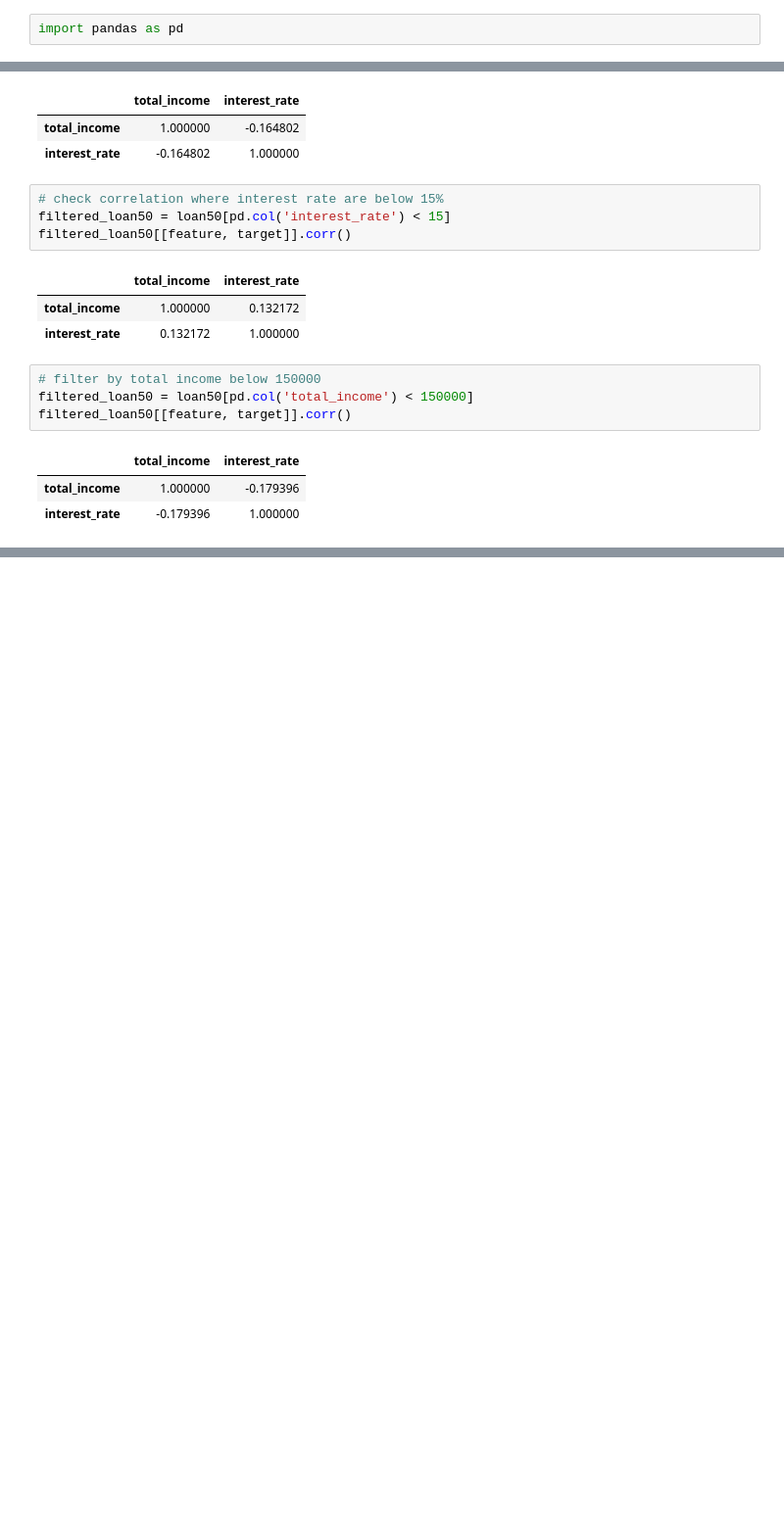
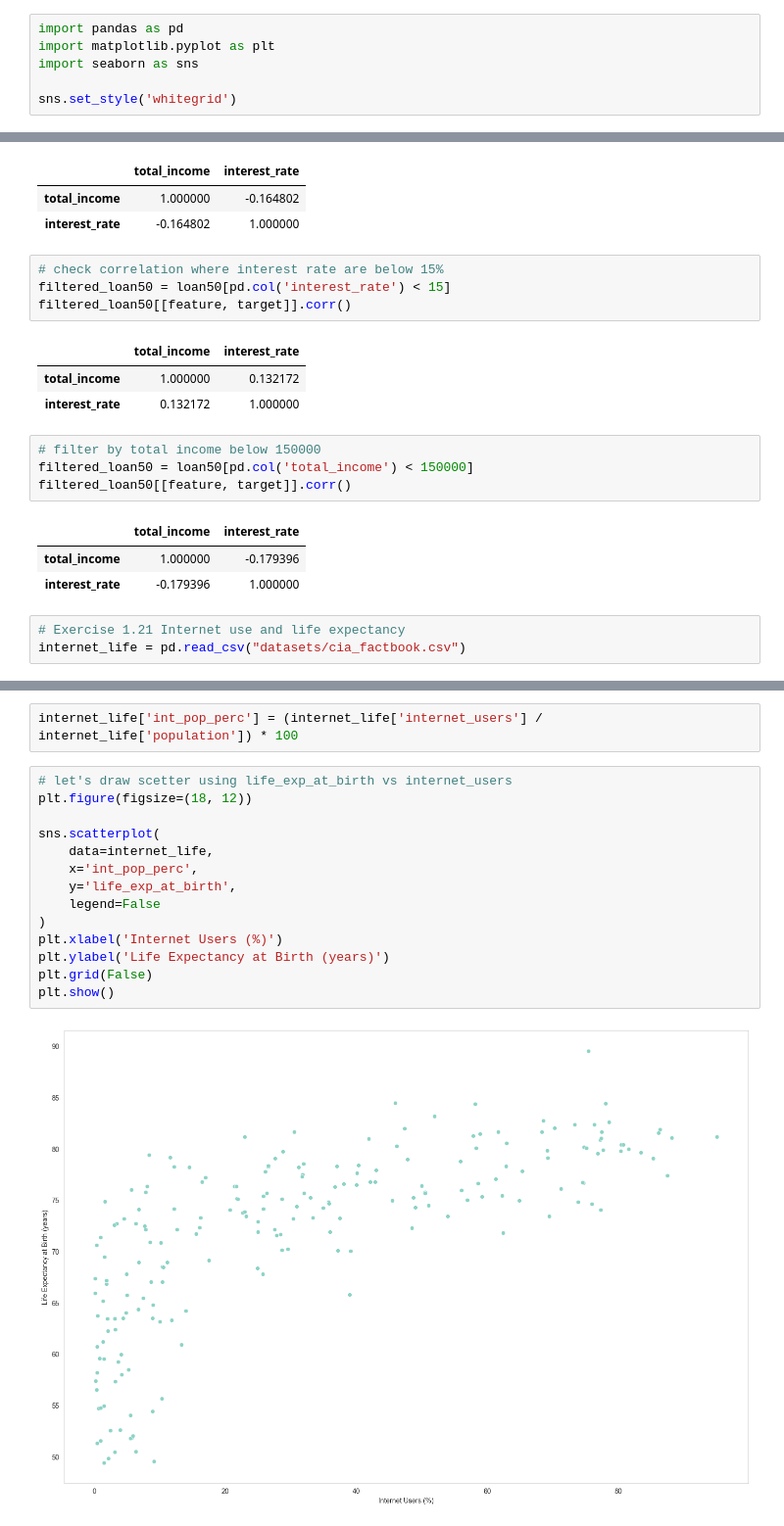
Before and after one commit to KevinShindel/OpenInto-Statistic, a Jupyter notebook: Chapter 1.ipynb, the cells around one changed output, grey strips where cells are left out. Shown at 98% size. Saved outputs shown, nothing was run; the diff lists cells and outputs as text; blank space fills up the shorter version.

Commit message:
add seaborn as part of statistics

```diff
--- a/Chapter 1.ipynb
+++ b/Chapter 1.ipynb
@@ -2,6 +2,10 @@
 # Example 1.1 Using stents to prevent strokes
 # %%
 import pandas as pd
+import matplotlib.pyplot as plt
+import seaborn as sns
+
+sns.set_style('whitegrid')
 # %%
 stent_30 = pd.read_csv("datasets/stent30.csv")
 stent_365 = pd.read_csv("datasets/stent365.csv")
@@ -203,3 +206,6 @@ filtered_loan50[[feature, target]].corr()
 |  | total_income | interest_rate |
 | total_income | 1.000000 | -0.179396 |
 | interest_rate | -0.179396 | 1.000000 |
+# %%
+# Exercise 1.21 Internet use and life expectancy
+internet_life = pd.read_csv("datasets/cia_factbook.csv")
@@ -205,0 +221,18 @@ filtered_loan50[[feature, target]].corr()
+# %%
+internet_life['int_pop_perc'] = (internet_life['internet_users'] / internet_life['population']) * 100
+# %%
+# let's draw scetter using life_exp_at_birth vs internet_users
+plt.figure(figsize=(18, 12))
+
+sns.scatterplot(
+    data=internet_life,
+    x='int_pop_perc',
+    y='life_exp_at_birth',
+    legend=False
+)
+plt.xlabel('Internet Users (%)')
+plt.ylabel('Life Expectancy at Birth (years)')
+plt.grid(False)
+plt.show()
+# %% [output]
+[figure, added]
```
Also changed, not shown: parts of 5 cells of this notebook, 1 other file.
